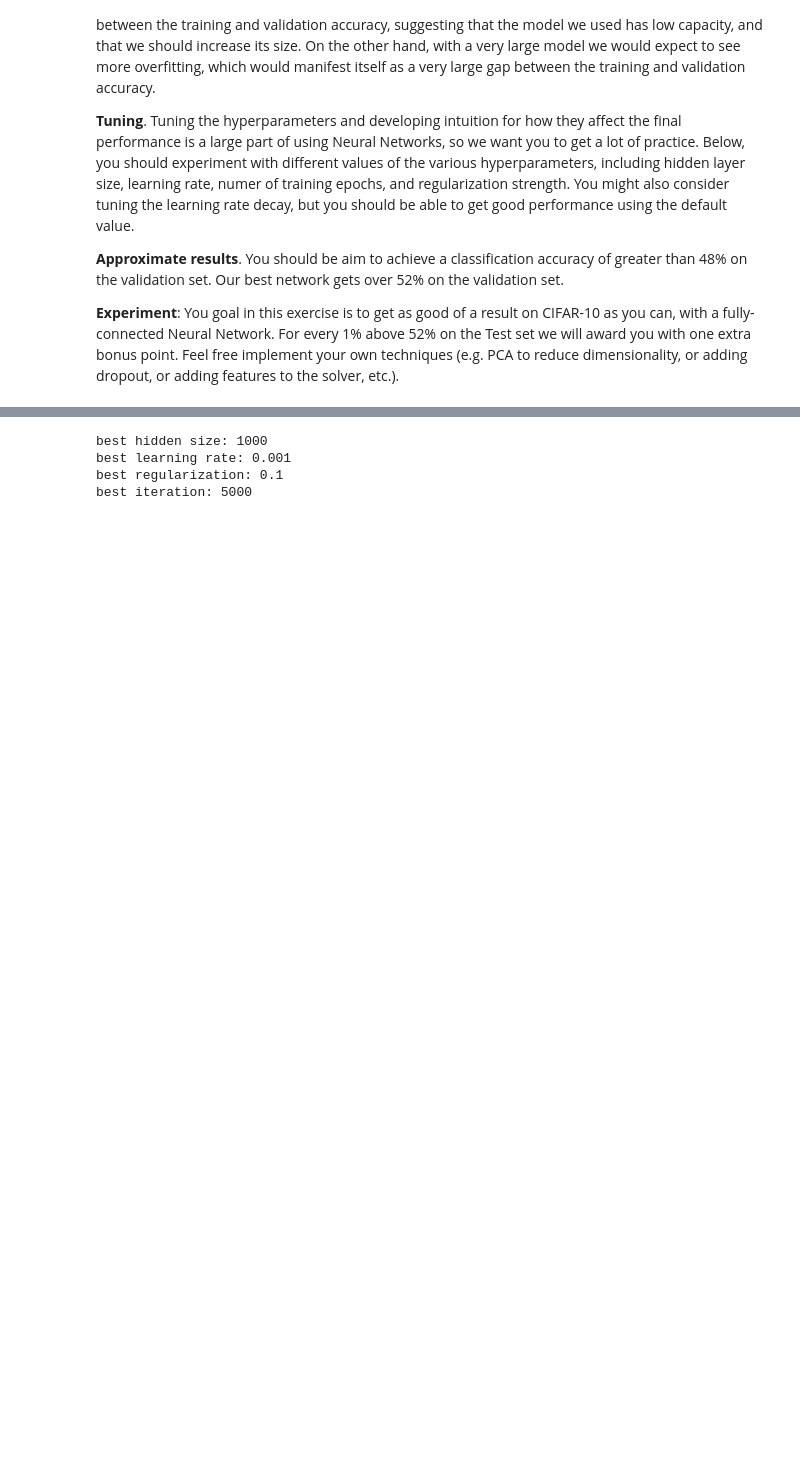
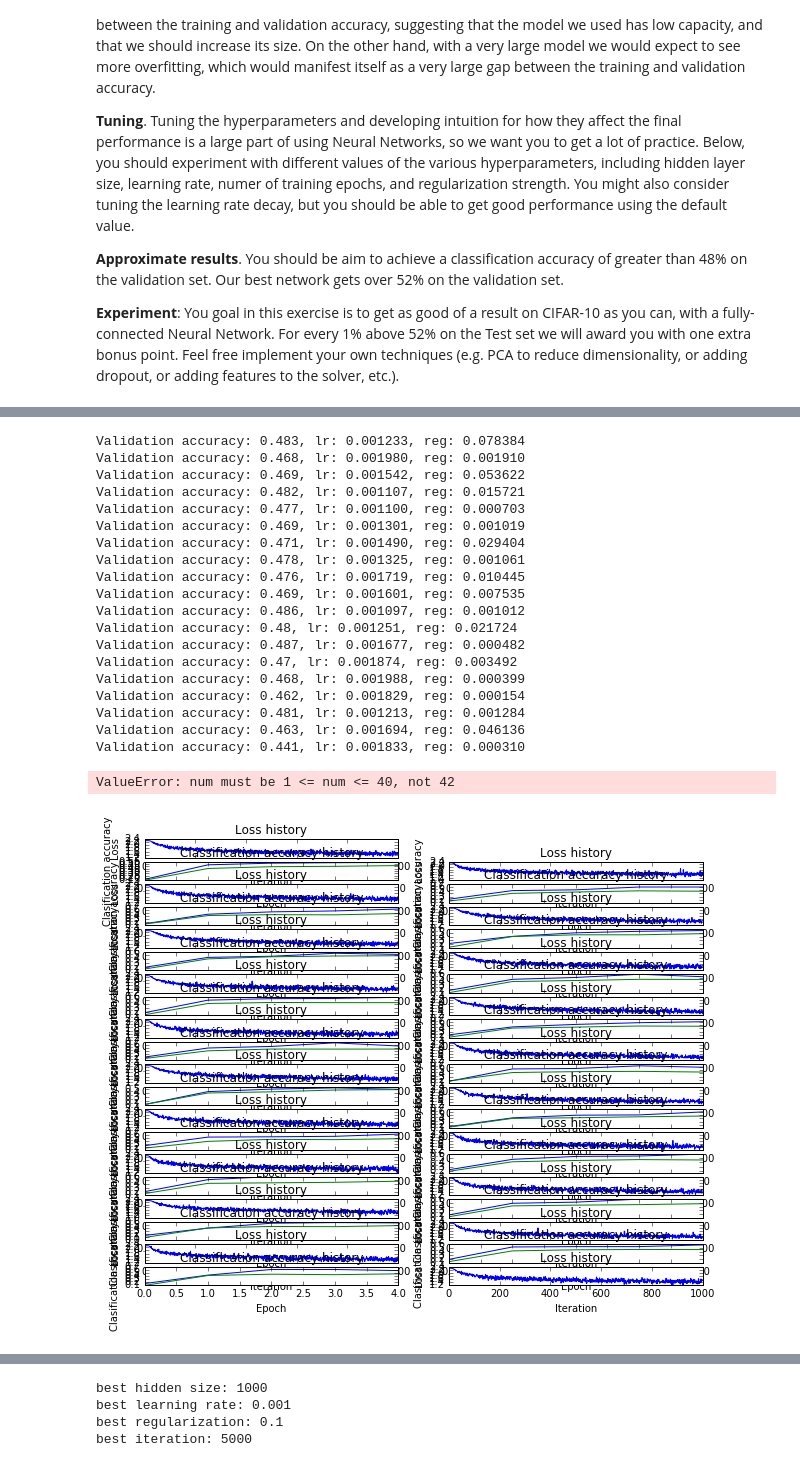
Before and after one commit to tongda/cs231n_2016_homework, a Jupyter notebook: assignment1/two_layer_net.ipynb, the cells around one changed output, grey strips where cells are left out. Saved outputs shown, nothing was run; the diff lists cells and outputs as text; code cells hidden in the pictures; blank space fills up the shorter version.

```diff
--- a/two_layer_net.ipynb
+++ b/assignment1/two_layer_net.ipynb
@@ -400,0 +378,64 @@ Validation accuracy:  0.515
+# %%
+input_size = 32 * 32 * 3
+num_classes = 10
+
+class StatsPlotter:
+    def __init__(self, row, col):
+        self.row = row
+        self.col = col
+
+    def plot(self, i, stats):
+        # Plot the loss function and train / validation accuracies
+        plt.subplot(self.row*2, self.col, (i // self.col)* 2 * self.col + i % self.col)
+        plt.plot(stats['loss_history'])
+        plt.title('Loss history')
+        plt.xlabel('Iteration')
+        plt.ylabel('Loss')
+
+        plt.subplot(self.row*2, self.col, ((i // self.col)* 2 + 1) * self.col + i % self.col)
+        plt.plot(stats['train_acc_history'], label='train')
+        plt.plot(stats['val_acc_history'], label='val')
+        plt.title('Classification accuracy history')
+        plt.xlabel('Epoch')
+        plt.ylabel('Clasification accuracy')
+
+    def show(self):
+        plt.show()
+
+plotter = StatsPlotter(10, 2)
+
+for i in range(20):
+    lr = np.random.uniform(0.001, 0.002)
+    reg = 10 ** np.random.uniform(-4, -1)
+    net = TwoLayerNet(input_size, 50, num_classes)
+    stats = net.train(X_train, y_train, X_val, y_val,
+                num_iters=1000, batch_size=200,
+                learning_rate=lr, learning_rate_decay=0.95,
+                reg=reg, verbose=False)
+    val_acc = (net.predict(X_val) == y_val).mean()
+    plotter.plot(i+1, stats)
+    print('Validation accuracy: %s, lr: %f, reg: %f' % (val_acc, lr, reg))
+
+plotter.show()
+# %% [output]
+Validation accuracy: 0.483, lr: 0.001233, reg: 0.078384
+Validation accuracy: 0.468, lr: 0.001980, reg: 0.001910
+Validation accuracy: 0.469, lr: 0.001542, reg: 0.053622
+Validation accuracy: 0.482, lr: 0.001107, reg: 0.015721
+Validation accuracy: 0.477, lr: 0.001100, reg: 0.000703
+Validation accuracy: 0.469, lr: 0.001301, reg: 0.001019
+Validation accuracy: 0.471, lr: 0.001490, reg: 0.029404
+Validation accuracy: 0.478, lr: 0.001325, reg: 0.001061
+Validation accuracy: 0.476, lr: 0.001719, reg: 0.010445
+Validation accuracy: 0.469, lr: 0.001601, reg: 0.007535
+Validation accuracy: 0.486, lr: 0.001097, reg: 0.001012
+Validation accuracy: 0.48, lr: 0.001251, reg: 0.021724
+Validation accuracy: 0.487, lr: 0.001677, reg: 0.000482
+Validation accuracy: 0.47, lr: 0.001874, reg: 0.003492
+Validation accuracy: 0.468, lr: 0.001988, reg: 0.000399
+Validation accuracy: 0.462, lr: 0.001829, reg: 0.000154
+Validation accuracy: 0.481, lr: 0.001213, reg: 0.001284
+Validation accuracy: 0.463, lr: 0.001694, reg: 0.046136
+Validation accuracy: 0.441, lr: 0.001833, reg: 0.000310
+ValueError: num must be 1 <= num <= 40, not 42
+[figure, added]
```
Also changed, not shown: parts of 5 cells of this notebook, 46 other files.
